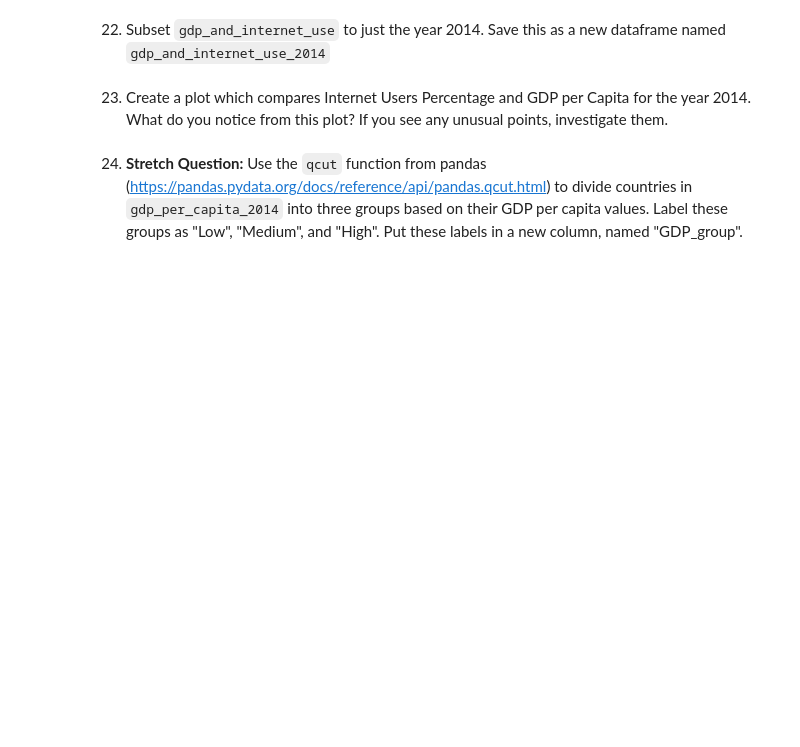
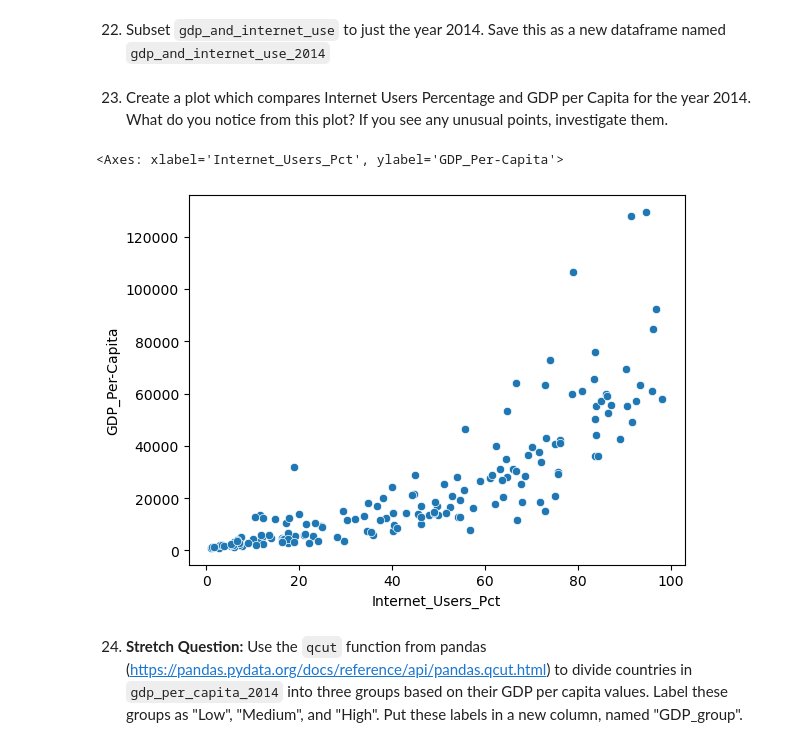
Before and after one commit to NSS-Data-Analytics-Cohort-14/gdp-and-internet-usage-jmo703, a Jupyter notebook: notebooks/python_project.ipynb, the cells around one changed output. Drawn from its saved outputs; the diff is of its cells as text; code cells hidden in the pictures; blank space fills up the shorter version.

```diff
--- a/notebooks/python_project.ipynb
+++ b/notebooks/python_project.ipynb
@@ -437,5 +437,5 @@ print(internet_use_twentyfourteen_under_five_percent)
 # %% [markdown]
 20. Merge the two DataFrames to one. Do this in a way that keeps **all rows** from each of the two DataFrames. Call the new DataFrame `gdp_and_internet_use`. Look at the first and last few rows to confirm that it merged correctly.
 # %%
-merged_df = pd.merge(cleaned_gdp_df,cleaned_internet_df, on=['Country', 'Year'])
+gdp_and_internet_use = pd.merge(cleaned_gdp_df,cleaned_internet_df, on=['Country', 'Year'])
 # %%
@@ -504,7 +502,14 @@ TypeError: FacetGrid.__init__() takes 2 positional arguments but 4 were given
 # %% [markdown]
 22. Subset `gdp_and_internet_use` to just the year 2014. Save this as a new dataframe named `gdp_and_internet_use_2014`
+# %%
+gdp_and_internet_use_2014=gdp_and_internet_use[gdp_and_internet_use['Year'].isin([2014])]
 # %% [markdown]
 23. Create a plot which compares Internet Users Percentage and GDP per Capita for the year 2014. What do you notice from this plot? If you see any unusual points, investigate them.
+# %%
+sns.scatterplot(data=gdp_and_internet_use_2014, x = 'Internet_Users_Pct',y = 'GDP_Per-Capita')
+# %% [output]
+<Axes: xlabel='Internet_Users_Pct', ylabel='GDP_Per-Capita'>
+[figure, added]
 # %% [markdown]
 24. **Stretch Question:** Use the `qcut` function from pandas (https://pandas.pydata.org/docs/reference/api/pandas.qcut.html) to divide countries in `gdp_per_capita_2014` into three groups based on their GDP per capita values. Label these groups as "Low", "Medium", and "High". Put these labels in a new column, named "GDP_group".
 # %% [markdown]
```
Also changed, not shown: parts of 3 cells of this notebook.
